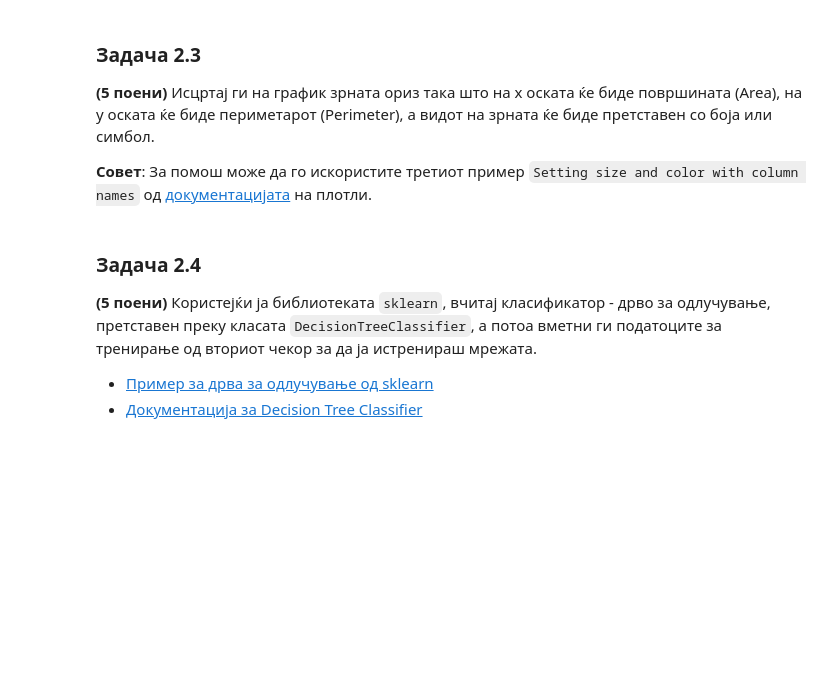
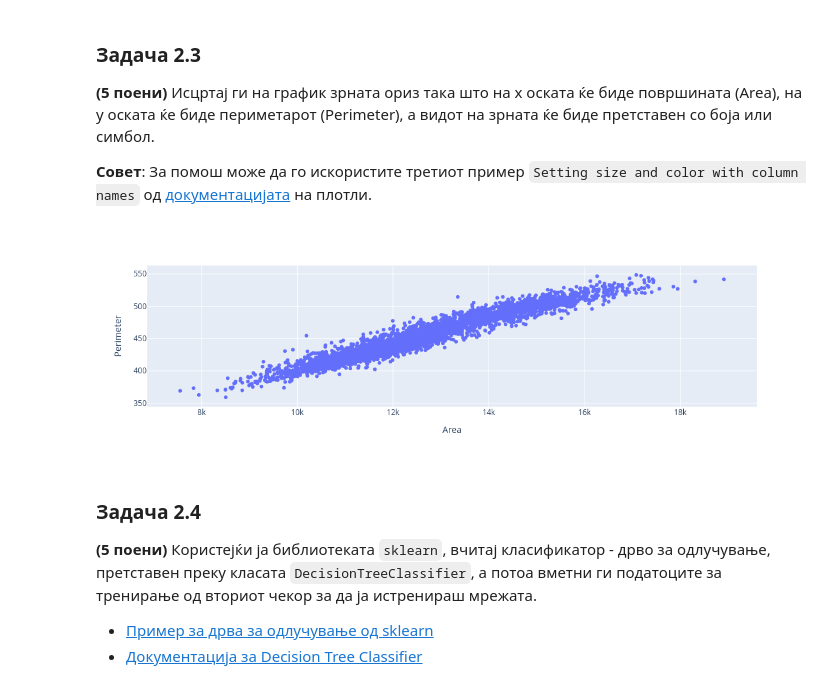
Before and after one commit to m1cov/OVI, a Jupyter notebook: 2 Колоквиум/2024/exam_2.ipynb, the cells around one changed output. Drawn from its saved outputs; the diff is of its cells as text; code cells hidden in the pictures; blank space fills up the shorter version.

```diff
--- a/2 Колоквиум/2024/exam_2.ipynb
+++ b/2 Колоквиум/2024/exam_2.ipynb
@@ -44,6 +50,12 @@ df
 **(5 поени)** Исцртај ги на график зрната ориз така што на x оската ќе биде површината (Area), на y оската ќе биде периметарот (Perimeter), а видот на зрната ќе биде претставен со боја или симбол.
 
 **Совет**: За помош може да го искористите третиот пример `Setting size and color with column names` од [документацијата](https://plotly.com/python/line-and-scatter/) на плотли.
+# %%
+import plotly.express as px
+fig = px.scatter(df, x="Area", y="Perimeter")
+fig.show()
+# %% [output]
+[figure, added]
 # %% [markdown]
 ### Задача 2.4
 **(5 поени)** Користејќи ја библиотеката `sklearn`,  вчитај класификатор - дрво за одлучување, претставен преку класата `DecisionTreeClassifier`, а потоа вметни ги податоците за тренирање од вториот чекор за да ја истренираш мрежата.
```
Also changed, not shown: parts of 9 cells of this notebook, 3 other files.
